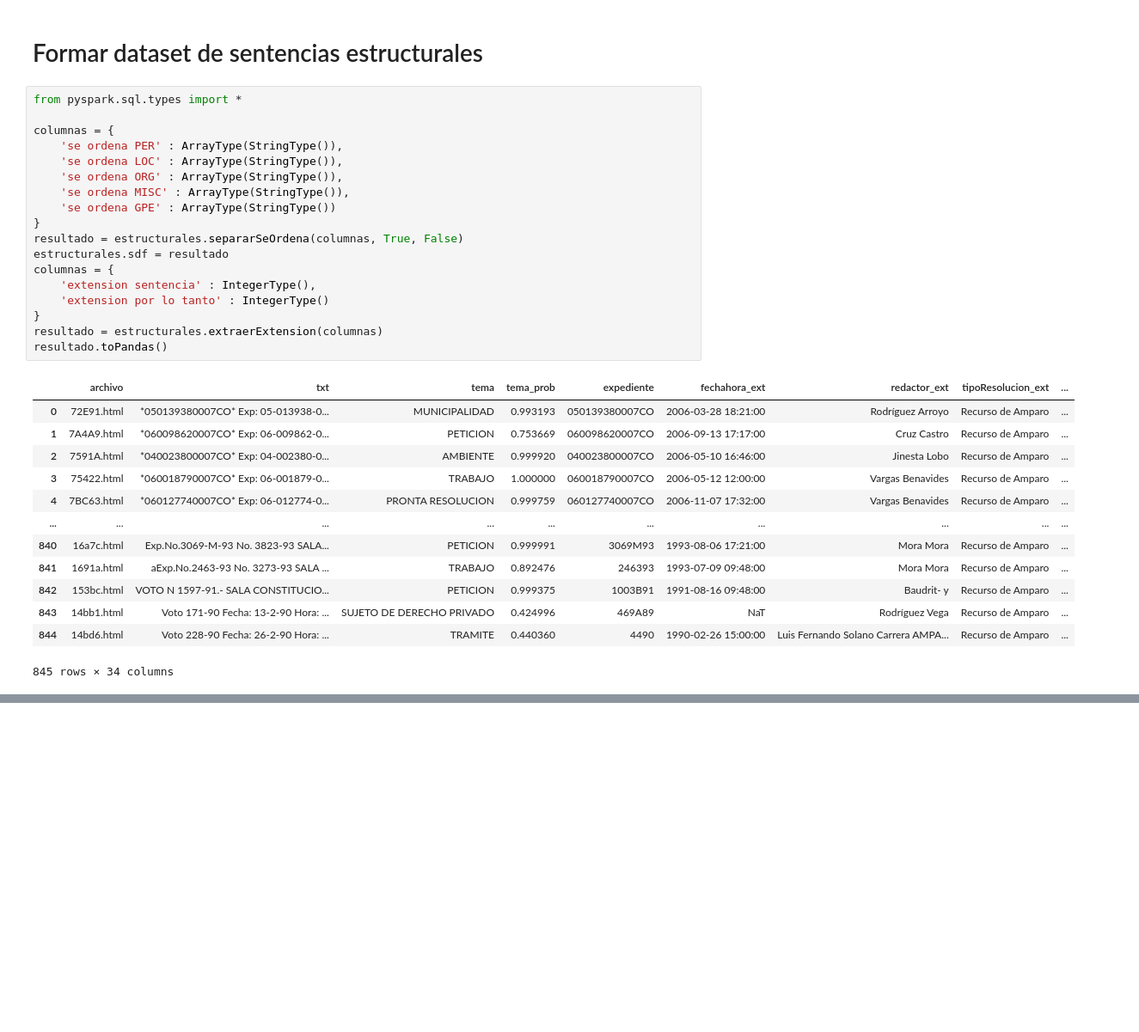
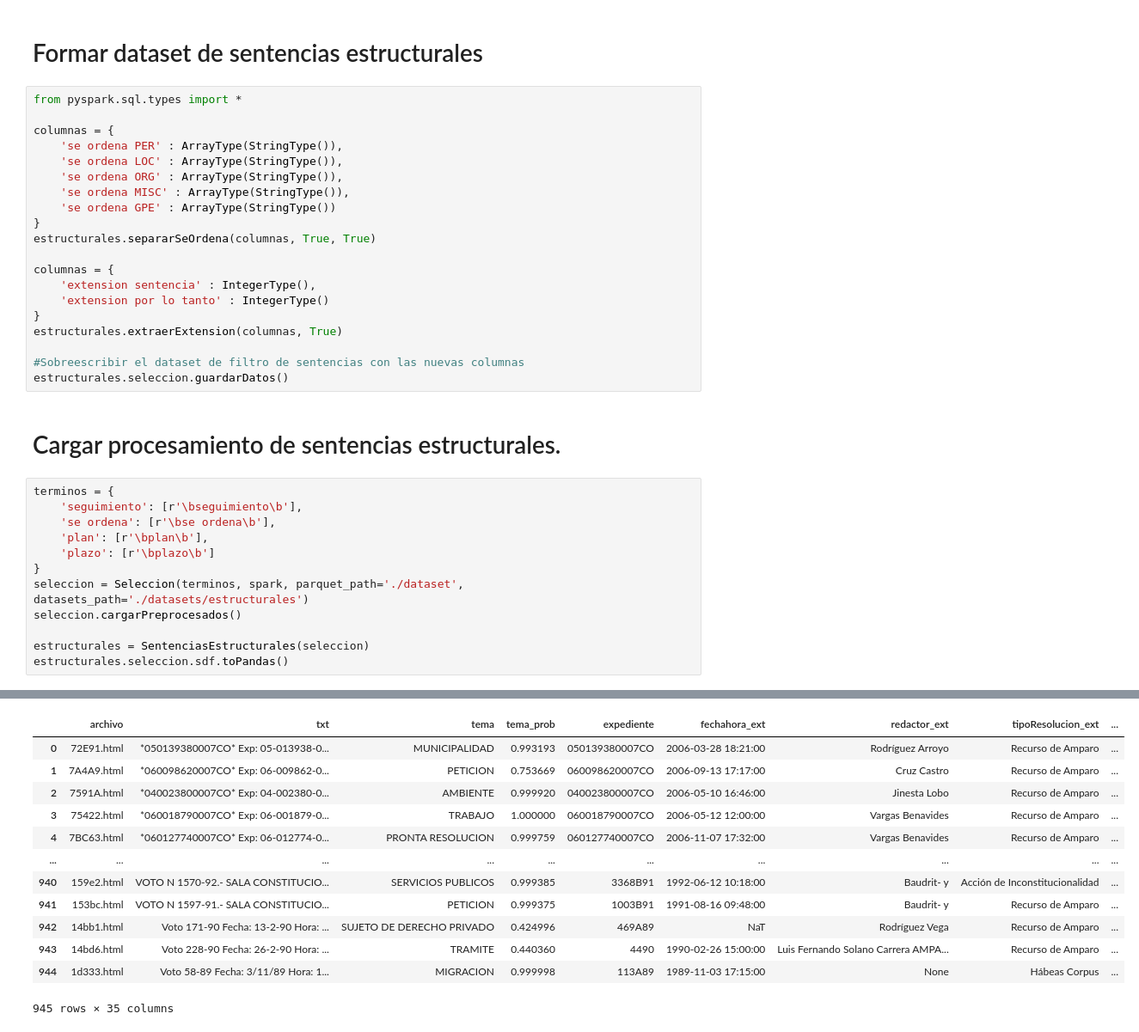
Before and after one commit to kennorsdb/nlppen, a Jupyter notebook: Notebook.ipynb, the cells around one changed output, grey strips where cells are left out. Shown at 86% size. Saved outputs shown, nothing was run; the diff lists cells and outputs as text; blank space fills up the shorter version.

```diff
--- a/Notebook.ipynb
+++ b/Notebook.ipynb
@@ -60,25 +59,28 @@ columnas = {
     'se ordena MISC' : ArrayType(StringType()),
     'se ordena GPE' : ArrayType(StringType())
 }
-resultado = estructurales.separarSeOrdena(columnas, True, False)
-estructurales.sdf = resultado
+estructurales.separarSeOrdena(columnas, True, True)
+
 columnas = {
     'extension sentencia' : IntegerType(),
     'extension por lo tanto' : IntegerType()
 }
-resultado = estructurales.extraerExtension(columnas)
-resultado.toPandas()
+estructurales.extraerExtension(columnas, True)
+
+#Sobreescribir el dataset de filtro de sentencias con las nuevas columnas
+estructurales.seleccion.guardarDatos()
-# %% [output]
-|  | archivo | txt | tema | tema_prob | expediente | fechahora_ext | redactor_ext | tipoResolucion_ext | ... |
-| 0 | 72E91.html | *050139380007CO* Exp: 05-013938-0... | MUNICIPALIDAD | 0.993193 | 050139380007CO | 2006-03-28 18:21:00 | Rodríguez Arroyo | Recurso de Amparo | ... |
-| 1 | 7A4A9.html | *060098620007CO* Exp: 06-009862-0... | PETICION | 0.753669 | 060098620007CO | 2006-09-13 17:17:00 | Cruz Castro | Recurso de Amparo | ... |
-| 2 | 7591A.html | *040023800007CO* Exp: 04-002380-0... | AMBIENTE | 0.999920 | 040023800007CO | 2006-05-10 16:46:00 | Jinesta Lobo | Recurso de Amparo | ... |
-| 3 | 75422.html | *060018790007CO* Exp: 06-001879-0... | TRABAJO | 1.000000 | 060018790007CO | 2006-05-12 12:00:00 | Vargas Benavides | Recurso de Amparo | ... |
-| 4 | 7BC63.html | *060127740007CO* Exp: 06-012774-0... | PRONTA RESOLUCION | 0.999759 | 060127740007CO | 2006-11-07 17:32:00 | Vargas Benavides | Recurso de Amparo | ... |
-| ... | ... | ... | ... | ... | ... | ... | ... | ... | ... |
-| 840 | 16a7c.html | Exp.No.3069-M-93 No. 3823-93 SALA... | PETICION | 0.999991 | 3069M93 | 1993-08-06 17:21:00 | Mora Mora | Recurso de Amparo | ... |
-| 841 | 1691a.html | aExp.No.2463-93 No. 3273-93 SALA ... | TRABAJO | 0.892476 | 246393 | 1993-07-09 09:48:00 | Mora Mora | Recurso de Amparo | ... |
-| 842 | 153bc.html | VOTO N 1597-91.- SALA CONSTITUCIO... | PETICION | 0.999375 | 1003B91 | 1991-08-16 09:48:00 | Baudrit- y | Recurso de Amparo | ... |
-| 843 | 14bb1.html | Voto 171-90 Fecha: 13-2-90 Hora: ... | SUJETO DE DERECHO PRIVADO | 0.424996 | 469A89 | NaT | Rodríguez Vega | Recurso de Amparo | ... |
-| 844 | 14bd6.html | Voto 228-90 Fecha: 26-2-90 Hora: ... | TRAMITE | 0.440360 | 4490 | 1990-02-26 15:00:00 | Luis Fernando Solano Carrera AMPA... | Recurso de Amparo | ... |
-845 rows × 34 columns
+# %% [markdown]
+# Cargar procesamiento de sentencias estructurales.
+# %%
+terminos = {
+    'seguimiento': [r'\bseguimiento\b'],
+    'se ordena': [r'\bse ordena\b'],
+    'plan': [r'\bplan\b'],
+    'plazo': [r'\bplazo\b']
+}
+seleccion = Seleccion(terminos, spark, parquet_path='./dataset', datasets_path='./datasets/estructurales')
+seleccion.cargarPreprocesados()
+
+estructurales = SentenciasEstructurales(seleccion)
+estructurales.seleccion.sdf.toPandas()
+# %% [output]
@@ -84,0 +88,13 @@ resultado.toPandas()
+|  | archivo | txt | tema | tema_prob | expediente | fechahora_ext | redactor_ext | tipoResolucion_ext | ... |
+| 0 | 72E91.html | *050139380007CO* Exp: 05-013938-0... | MUNICIPALIDAD | 0.993193 | 050139380007CO | 2006-03-28 18:21:00 | Rodríguez Arroyo | Recurso de Amparo | ... |
+| 1 | 7A4A9.html | *060098620007CO* Exp: 06-009862-0... | PETICION | 0.753669 | 060098620007CO | 2006-09-13 17:17:00 | Cruz Castro | Recurso de Amparo | ... |
+| 2 | 7591A.html | *040023800007CO* Exp: 04-002380-0... | AMBIENTE | 0.999920 | 040023800007CO | 2006-05-10 16:46:00 | Jinesta Lobo | Recurso de Amparo | ... |
+| 3 | 75422.html | *060018790007CO* Exp: 06-001879-0... | TRABAJO | 1.000000 | 060018790007CO | 2006-05-12 12:00:00 | Vargas Benavides | Recurso de Amparo | ... |
+| 4 | 7BC63.html | *060127740007CO* Exp: 06-012774-0... | PRONTA RESOLUCION | 0.999759 | 060127740007CO | 2006-11-07 17:32:00 | Vargas Benavides | Recurso de Amparo | ... |
+| ... | ... | ... | ... | ... | ... | ... | ... | ... | ... |
+| 940 | 159e2.html | VOTO N 1570-92.- SALA CONSTITUCIO... | SERVICIOS PUBLICOS | 0.999385 | 3368B91 | 1992-06-12 10:18:00 | Baudrit- y | Acción de Inconstitucionalidad | ... |
+| 941 | 153bc.html | VOTO N 1597-91.- SALA CONSTITUCIO... | PETICION | 0.999375 | 1003B91 | 1991-08-16 09:48:00 | Baudrit- y | Recurso de Amparo | ... |
+| 942 | 14bb1.html | Voto 171-90 Fecha: 13-2-90 Hora: ... | SUJETO DE DERECHO PRIVADO | 0.424996 | 469A89 | NaT | Rodríguez Vega | Recurso de Amparo | ... |
+| 943 | 14bd6.html | Voto 228-90 Fecha: 26-2-90 Hora: ... | TRAMITE | 0.440360 | 4490 | 1990-02-26 15:00:00 | Luis Fernando Solano Carrera AMPA... | Recurso de Amparo | ... |
+| 944 | 1d333.html | Voto 58-89 Fecha: 3/11/89 Hora: 1... | MIGRACION | 0.999998 | 113A89 | 1989-11-03 17:15:00 | None | Hábeas Corpus | ... |
+945 rows × 35 columns
```
Also changed, not shown: parts of 14 cells of this notebook, 3 other files.
